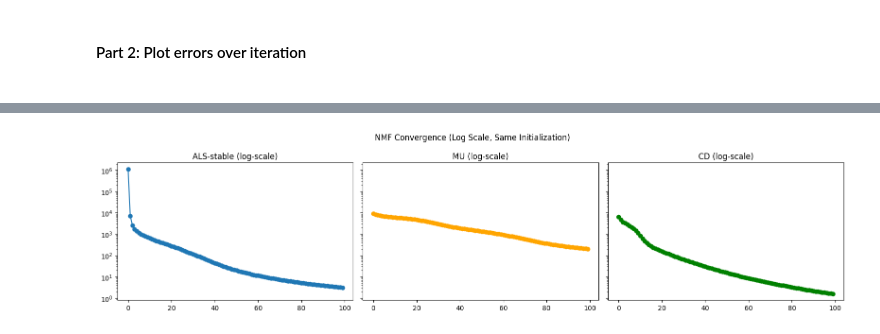
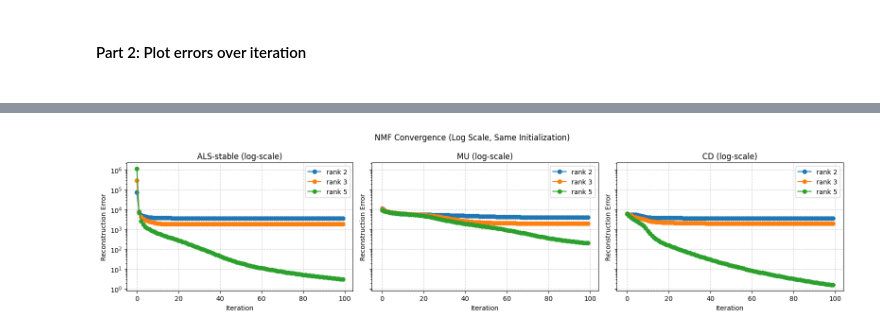
Before and after one commit to d-koding/nmf-algs, a Jupyter notebook: algorithms/ALS.ipynb, the cells around one changed output, grey strips where cells are left out. Drawn from its saved outputs; the diff is of its cells as text; code cells hidden in the pictures.

```diff
--- a/algorithms/ALS.ipynb
+++ b/algorithms/ALS.ipynb
@@ -192,4 +197,13 @@ def plot_error(errors, label=None):
         plt.legend()
 
     plt.show()
+# %%
+# run with rank 2
+errs_als_2, errs_mu_2, errs_cd_2 = run_algs(seed_nmf = seed, iters=100, rank=2)
+
+# run with rank 3
+errs_als_3, errs_mu_3, errs_cd_3 = run_algs(seed_nmf = seed, iters=100, rank=3)
+
+# run with rank 5
+errs_als_5, errs_mu_5, errs_cd_5 = run_algs(seed_nmf = seed, iters=100, rank=5)
 # %%
@@ -225,21 +249,43 @@ plt.show()
 # %%
 fig, axes = plt.subplots(1, 3, figsize=(16, 4), sharey=True)
 
-axes[0].plot(errs_als, marker='o')
-axes[0].set_yscale('log')
-axes[0].set_title("ALS-stable (log-scale)")
+def log_convergence_comparison(errs_als, errs_mu, errs_cd, axes, rank):
 
-axes[1].plot(errs_mu, marker='o', color='orange')
-axes[1].set_yscale('log')
-axes[1].set_title("MU (log-scale)")
+    axes[0].plot(errs_als, marker='o', label=f"rank {rank}")
+    axes[0].set_yscale('log')
+    axes[0].set_title("ALS-stable (log-scale)")
+    axes[0].set_xlabel("Iteration")
+    axes[0].set_ylabel("Reconstruction Error")
+    axes[0].grid(True, linestyle='--', alpha=0.6)
+    axes[0].legend()
 
-axes[2].plot(errs_cd, marker='o', color='green')
-axes[2].set_yscale('log')
-axes[2].set_title("CD (log-scale)")
+    axes[1].plot(errs_mu, marker='o', label=f"rank {rank}")
+    axes[1].set_yscale('log')
+    axes[1].set_title("MU (log-scale)")
+    axes[1].set_xlabel("Iteration")
+    axes[1].set_ylabel("Reconstruction Error")
+    axes[1].grid(True, linestyle='--', alpha=0.6)
+    axes[1].legend()
 
-plt.suptitle("NMF Convergence (Log Scale, Same Initialization)")
+    axes[2].plot(errs_cd, marker='o', label=f"rank {rank}")
+    axes[2].set_yscale('log')
+    axes[2].set_title("CD (log-scale)")
+    axes[2].set_xlabel("Iteration")
+    axes[2].set_ylabel("Reconstruction Error")
+    axes[2].grid(True, linestyle='--', alpha=0.6)
+    axes[2].legend()
+
+# plot with rank 2
+log_convergence_comparison(errs_als_2, errs_mu_2, errs_cd_2, rank=2, axes=axes)
+# plot with rank 3
+log_convergence_comparison(errs_als_3, errs_mu_3, errs_cd_3, rank=3, axes=axes)
+# plot with rank 5
+log_convergence_comparison(errs_als_5, errs_mu_5, errs_cd_5, rank=5, axes=axes)
+
+plt.suptitle(f"NMF Convergence (Log Scale, Same Initialization)")
 plt.tight_layout()
+plt.legend()
 plt.show()
 # %% [output]
-[figure, old version]
+[figure, new version]
 # %%
```
Also changed, not shown: parts of 8 cells of this notebook.
